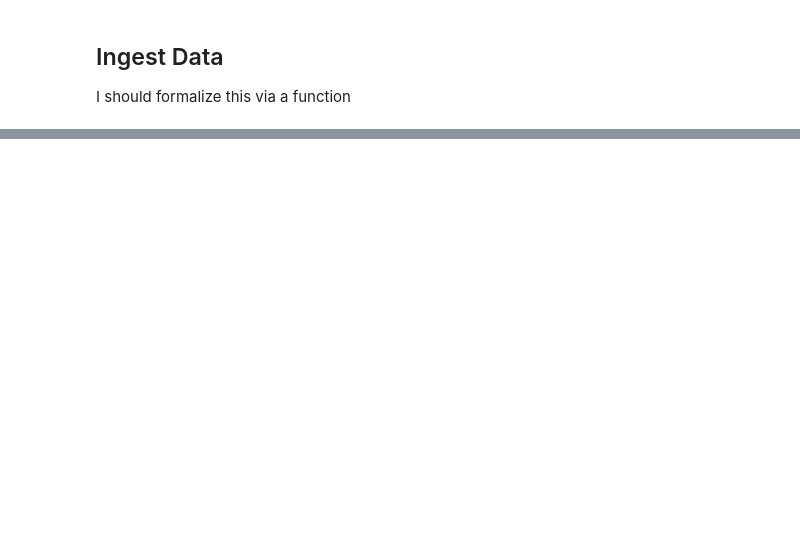
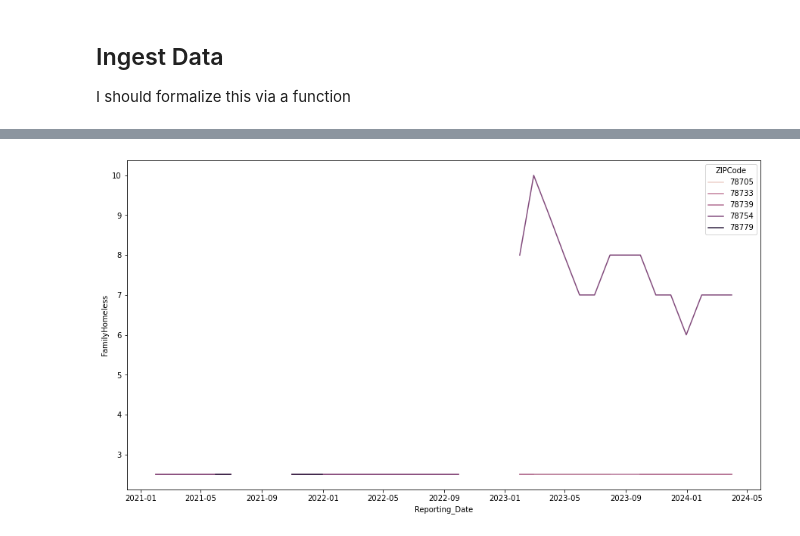
Before and after one commit to F-said/ccdf-austin, a Jupyter notebook: notebooks/eda_families.ipynb, the cells around one changed output, grey strips where cells are left out. Saved outputs shown, nothing was run; the diff lists cells and outputs as text; code cells hidden in the pictures; blank space fills up the shorter version.

```diff
--- a/notebooks/eda_families.ipynb
+++ b/notebooks/eda_families.ipynb
@@ -40,0 +280,6 @@ fulldata.sample(5).head()
+# %%
+plt.figure(figsize=(15,8))
+sns.lineplot(data=zipcodes_hom, x=zipcodes_hom.index, y="FamilyHomeless", hue="ZIPCode")
+plt.show()
+# %% [output]
+[figure, added]
```
Also changed, not shown: parts of 52 cells of this notebook, 7 other files.
